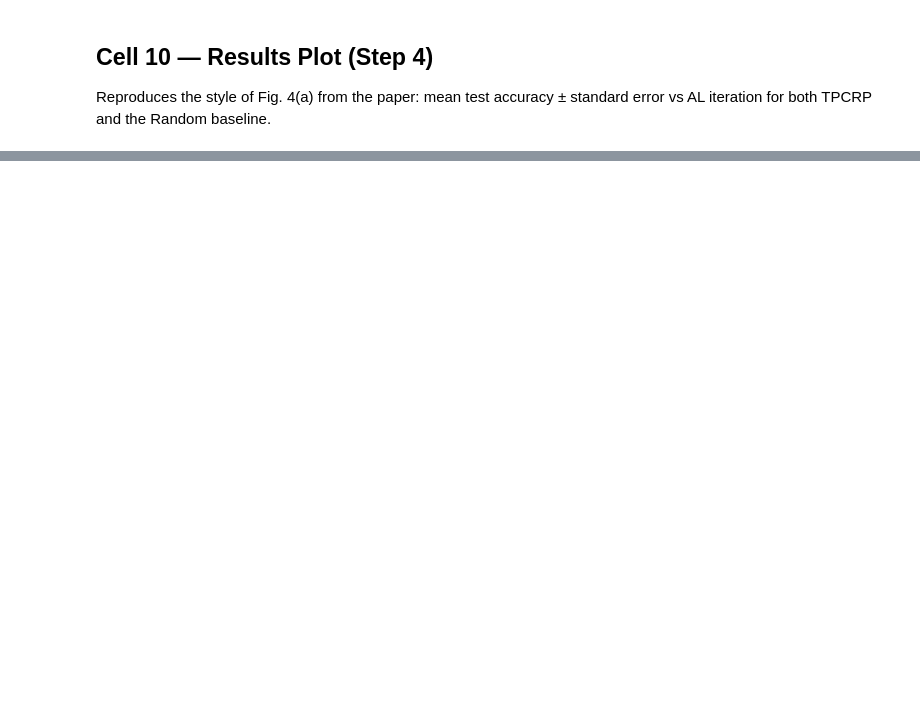
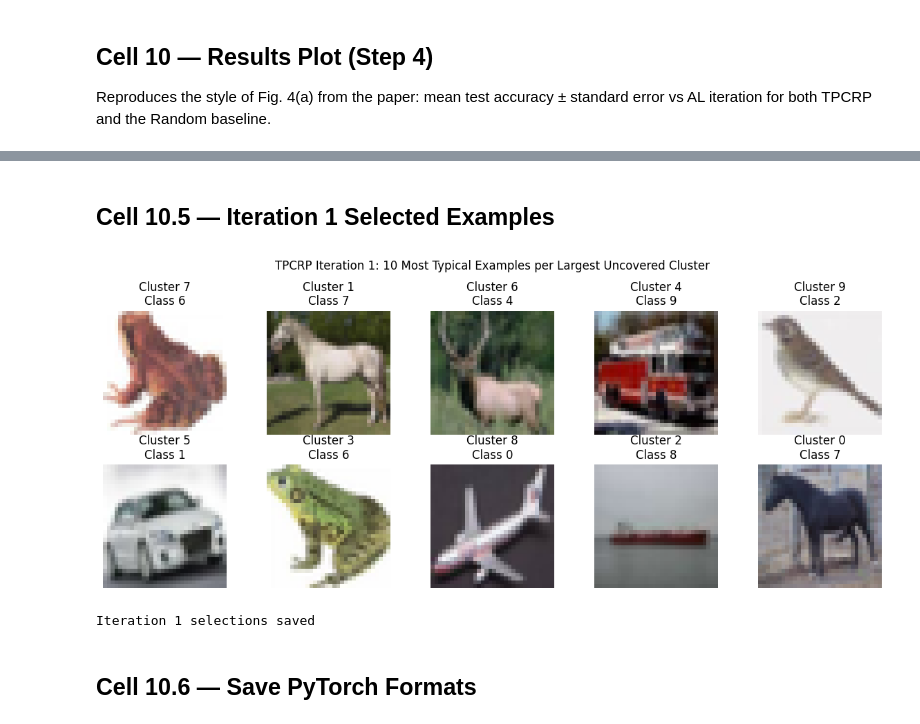
Before and after one commit to Grichere/active-learning-tpcrp-cifar10, a Jupyter notebook: tpcrp_cifar10.ipynb, the cells around one changed output, grey strips where cells are left out. Cells and saved outputs as stored; diff of their text form; code cells hidden in the pictures; blank space fills up the shorter version.

```diff
--- a/tpcrp_cifar10.ipynb
+++ b/tpcrp_cifar10.ipynb
@@ -7,7 +7,7 @@ Implementation from scratch following the paper's exact specifications (Appendix
 # %% [markdown]
 ## Cell 1 — Imports, Constants, and Seed Utilities
 # %%
-import os, random, pickle, csv, warnings
+import sys, os, random, pickle, csv, warnings
 import numpy as np
 import torch
 import torch.nn as nn
@@ -21,6 +21,11 @@ from sklearn.cluster import KMeans, MiniBatchKMeans
 from sklearn.neighbors import NearestNeighbors
 import matplotlib
 import matplotlib.pyplot as plt
+# Windows multiprocessing safety
+if sys.platform == "win32":
+    import multiprocessing as mp
+    mp.set_start_method('spawn', force=True)
+
 
 warnings.filterwarnings("ignore")
 
@@ -29,7 +34,7 @@ DEVICE = torch.device("cuda" if torch.cuda.is_available() else "cpu")
 print(f"Device: {DEVICE}")
 
 # ── Directories ───────────────────────────────────────────────────────────────
-DATA_DIR   = "./data"
+DATA_DIR   = "/home/gr_g/cifar10_data"
 OUTPUT_DIR = "./output"
 os.makedirs(DATA_DIR,   exist_ok=True)
 os.makedirs(OUTPUT_DIR, exist_ok=True)
@@ -236,6 +248,8 @@ def train_simclr() -> tuple[np.ndarray, np.ndarray]:
     set_seed(42)
 
     # ── Dataset with two-view transform ───────────────────────────────────────
+    # num_workers = 8 if os.name != "nt" else 0
+    num_workers = 6
     train_ds = torchvision.datasets.CIFAR10(
         root=DATA_DIR, train=True, download=True,
         transform=TwoViewTransform(get_simclr_transform()),
@@ -244,9 +258,11 @@ def train_simclr() -> tuple[np.ndarray, np.ndarray]:
         train_ds,
         batch_size=SIMCLR_BATCH_SIZE,
         shuffle=True,
-        num_workers=4,
-        pin_memory=True,
-        drop_last=True,     # keeps all batches the same size for NT-Xent
+        num_workers=num_workers,
+        pin_memory=(num_workers > 0),
+        drop_last=True,
+        prefetch_factor=4 if num_workers > 0 else None,
+        persistent_workers=(num_workers > 0),
     )
 
     # ── Model, optimiser, scheduler ───────────────────────────────────────────
@@ -765,0 +867,31 @@ fig.show()
+# %% [markdown]
+## Cell 10.5 — Iteration 1 Selected Examples
+# %%
+# Re-run iteration 1 selection logic for rep=0
+set_seed(42)
+
+km = KMeans(n_clusters=AL_BUDGET, n_init=10, random_state=42).fit(embeddings)
+cluster_ids = km.labels_
+
+selected_iter1 = tpcrp_select(embeddings, set(), AL_BUDGET, np.random.default_rng(42))
+
+
+# Load full dataset for images
+ds_full = torchvision.datasets.CIFAR10(root=DATA_DIR, train=True, download=False, transform=None)
+fig, axes = plt.subplots(2, 5, figsize=(12, 5))
+for i, idx in enumerate(selected_iter1):
+    ax = axes[i//5, i%5]
+    img, label = ds_full[idx]
+    ax.imshow(img)
+    ax.set_title(f"Cluster {cluster_ids[idx]}\nClass {train_labels[idx]}")
+    ax.axis('off')
+plt.suptitle("TPCRP Iteration 1: 10 Most Typical Examples per Largest Uncovered Cluster")
+plt.tight_layout()
+plt.savefig("output/selected_examples_iter1.png", dpi=300, bbox_inches='tight')
+plt.show()
+print("Iteration 1 selections saved")
+# %% [output]
+[figure, added]
+Iteration 1 selections saved
+# %% [markdown]
+## Cell 10.6 — Save PyTorch Formats
```
Also changed, not shown: parts of 13 cells of this notebook, 12 other files.
